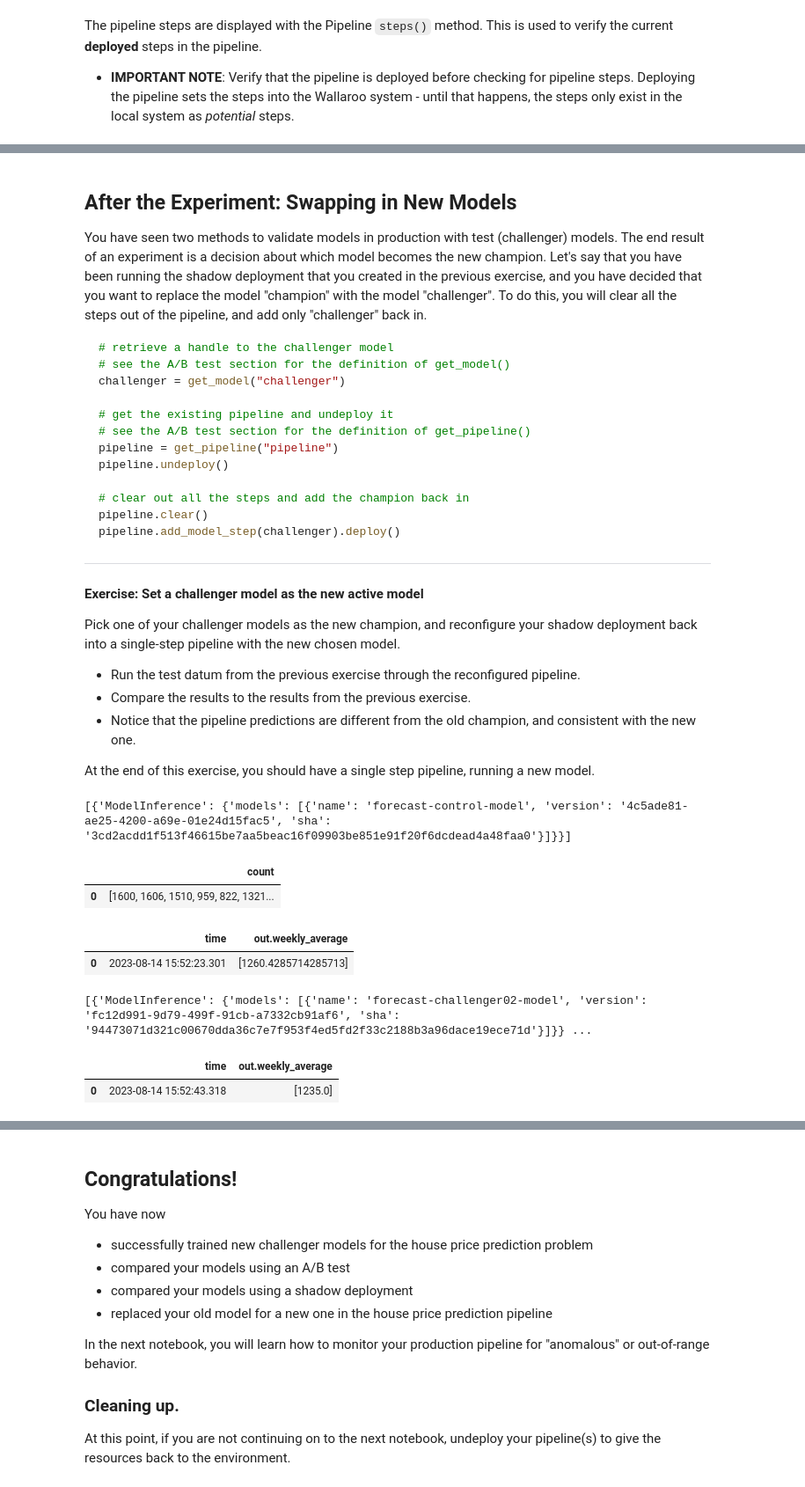
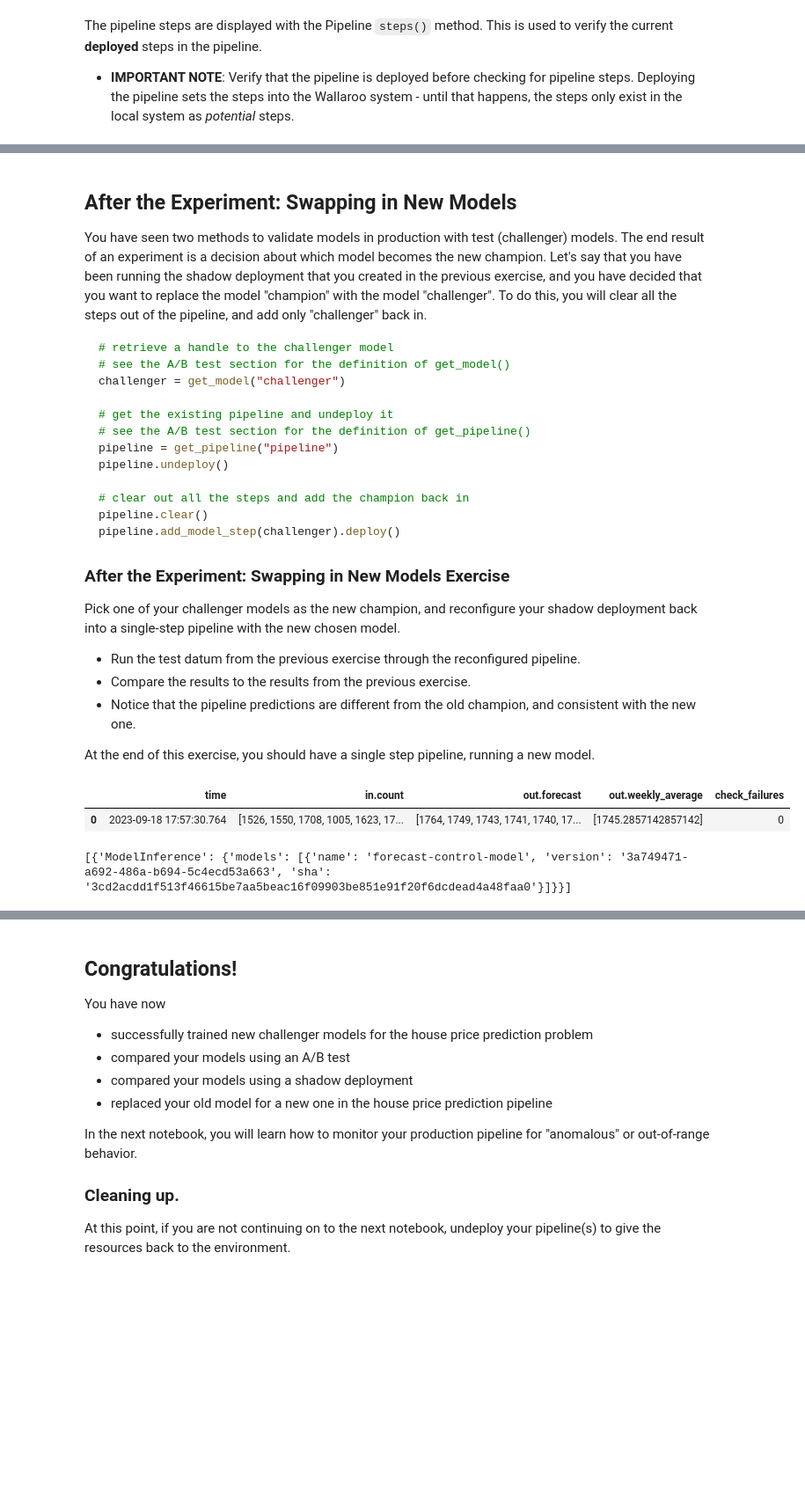
Before and after one commit to WallarooLabs/Workshops, a Jupyter notebook: Forecasting/Retail-CPG/Notebooks-with-code/N2_production_experiments-with-code.ipynb, the cells around one changed output, grey strips where cells are left out. Shown at 88% size. Drawn from its saved outputs; the diff is of its cells as text; code cells hidden in the pictures; blank space fills up the shorter version.

````diff
--- a/Forecasting/Retail-CPG/Notebooks-with-code/N2_production_experiments-with-code.ipynb
+++ b/Forecasting/Retail-CPG/Notebooks-with-code/N2_production_experiments-with-code.ipynb
@@ -549,9 +537,7 @@ pipeline.clear()
 pipeline.add_model_step(challenger).deploy()
 ```
 
-<hr/>
-
-#### Exercise: Set a challenger model as the new active model
+### After the Experiment: Swapping in New Models Exercise
 
 Pick one of your challenger models as the new champion, and reconfigure your shadow deployment back into a single-step pipeline with the new chosen model.
 
@@ -562,39 +548,18 @@ Pick one of your challenger models as the new champion, and reconfigure your sha
 At the end of this exercise, you should have a single step pipeline, running a new model.
 # %%
 # Blank space - remove all steps, then redeploy with new champion model
-
 pipeline.undeploy()
 pipeline.clear()
 
-pipeline.add_model_step(bike_day_model)
-pipeline.deploy()
+pipeline.add_model_step(prime_model_version)
+
+deploy_config = wallaroo.DeploymentConfigBuilder().replica_count(1).cpus(0.5).memory("1Gi").build()
+pipeline.deploy(deployment_config=deploy_config)
+
+single_result = pipeline.infer_from_file('../data/testdata-standard.df.json')
+display(single_result)
 display(pipeline.steps())
-
-inference_df = get_singleton_forecast(sample_count.loc[4:30], 'count')
-display(inference_df)
-
-results = pipeline.infer(inference_df)
-display(results.filter(regex='time|out.*?weekly_average'))
-
-# swap the model
-
-pipeline.replace_with_model_step(0, challenger02_model)
-pipeline.deploy()
-
-# gives time for the update to happen - usually milliseconds, sometimes longer.  This gives enough time for the database updates to happen
-import time
-time.sleep(15)
-
-display(pipeline.steps())
-
-results = pipeline.infer(inference_df)
-display(results.filter(regex='time|out.*?weekly_average'))
 # %% [output]
+|  | time | in.count | out.forecast | out.weekly_average | check_failures |
+| 0 | 2023-09-18 17:57:30.764 | [1526, 1550, 1708, 1005, 1623, 17... | [1764, 1749, 1743, 1741, 1740, 17... | [1745.2857142857142] | 0 |
-[{'ModelInference': {'models': [{'name': 'forecast-control-model', 'version': '4c5ade81-ae25-4200-a69e-01e24d15fac5', 'sha': '3cd2acdd1f513f46615be7aa5beac16f09903be851e91f20f6dcdead4a48faa0'}]}}]
+[{'ModelInference': {'models': [{'name': 'forecast-control-model', 'version': '3a749471-a692-486a-b694-5c4ecd53a663', 'sha': '3cd2acdd1f513f46615be7aa5beac16f09903be851e91f20f6dcdead4a48faa0'}]}}]
-|  | count |
-| 0 | [1600, 1606, 1510, 959, 822, 1321... |
-|  | time | out.weekly_average |
-| 0 | 2023-08-14 15:52:23.301 | [1260.4285714285713] |
-[{'ModelInference': {'models': [{'name': 'forecast-challenger02-model', 'version': 'fc12d991-9d79-499f-91cb-a7332cb91af6', 'sha': '94473071d321c00670dda36c7e7f953f4ed5fd2f33c2188b3a96dace19ece71d'}]}} ...
-|  | time | out.weekly_average |
-| 0 | 2023-08-14 15:52:43.318 | [1235.0] |
````
Also changed, not shown: parts of 33 cells of this notebook, 13 other files.
